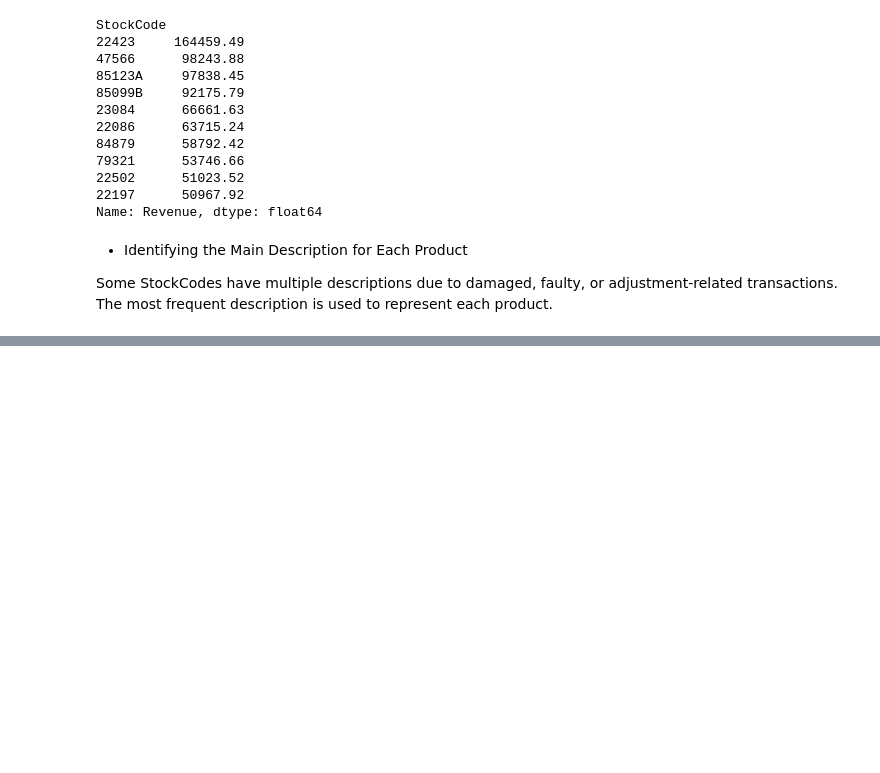
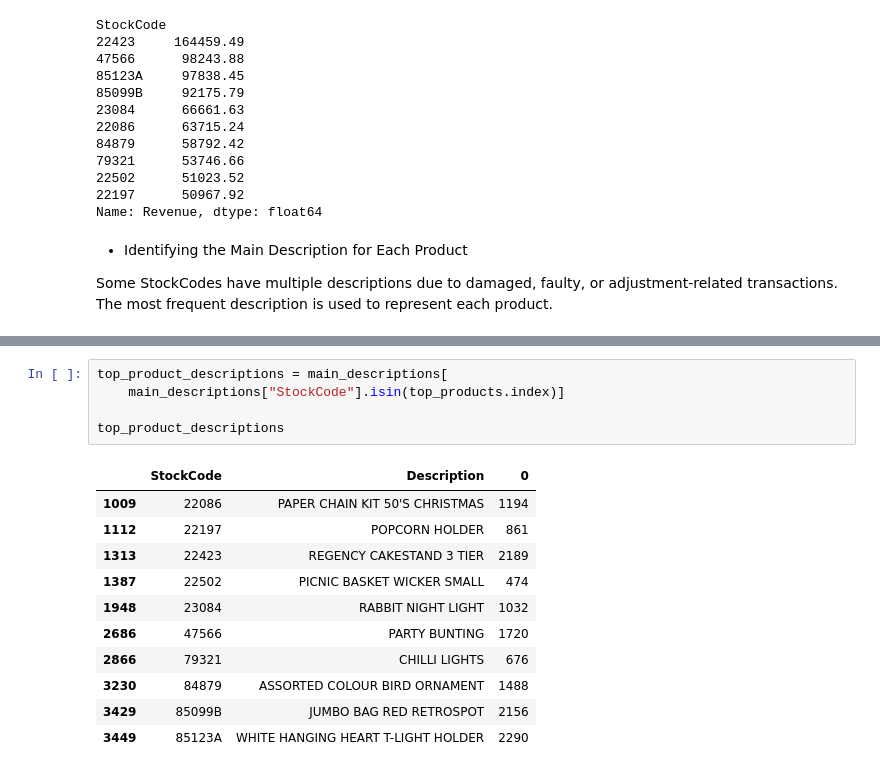
Before and after one commit to aylinshojazade/online-retail-analysis, a Jupyter notebook: analysis.ipynb, the cells around one changed output, grey strips where cells are left out. Saved outputs shown, nothing was run; the diff lists cells and outputs as text; blank space fills up the shorter version.

```diff
--- a/analysis.ipynb
+++ b/analysis.ipynb
@@ -760,0 +824,17 @@ Length: 4792, dtype: int64
+# %%
+top_product_descriptions = main_descriptions[
+    main_descriptions["StockCode"].isin(top_products.index)]
+
+top_product_descriptions
+# %% [output]
+|  | StockCode | Description | 0 |
+| 1009 | 22086 | PAPER CHAIN KIT 50'S CHRISTMAS | 1194 |
+| 1112 | 22197 | POPCORN HOLDER | 861 |
+| 1313 | 22423 | REGENCY CAKESTAND 3 TIER | 2189 |
+| 1387 | 22502 | PICNIC BASKET WICKER SMALL | 474 |
+| 1948 | 23084 | RABBIT NIGHT LIGHT | 1032 |
+| 2686 | 47566 | PARTY BUNTING | 1720 |
+| 2866 | 79321 | CHILLI LIGHTS | 676 |
+| 3230 | 84879 | ASSORTED COLOUR BIRD ORNAMENT | 1488 |
+| 3429 | 85099B | JUMBO BAG RED RETROSPOT | 2156 |
+| 3449 | 85123A | WHITE HANGING HEART T-LIGHT HOLDER | 2290 |
```
Also changed, not shown: parts of 10 cells of this notebook.
